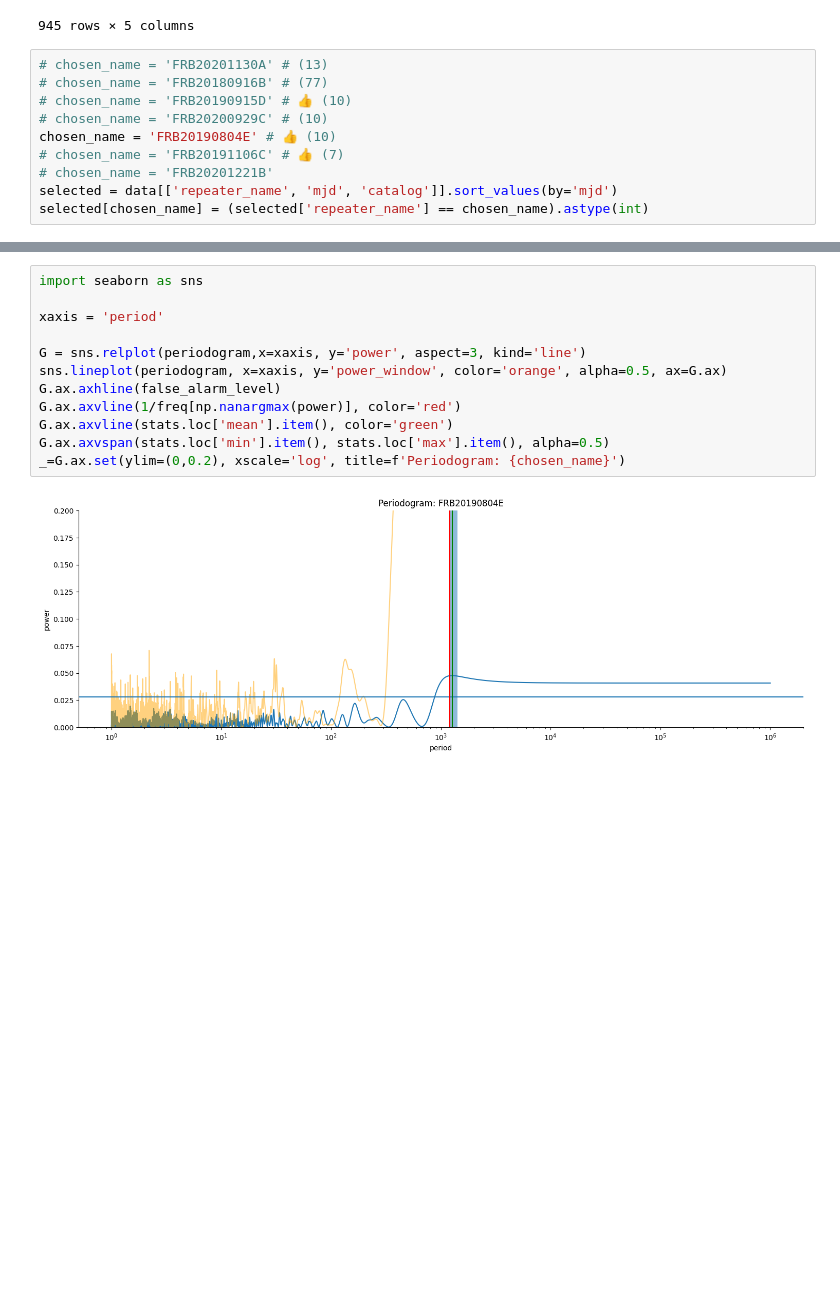
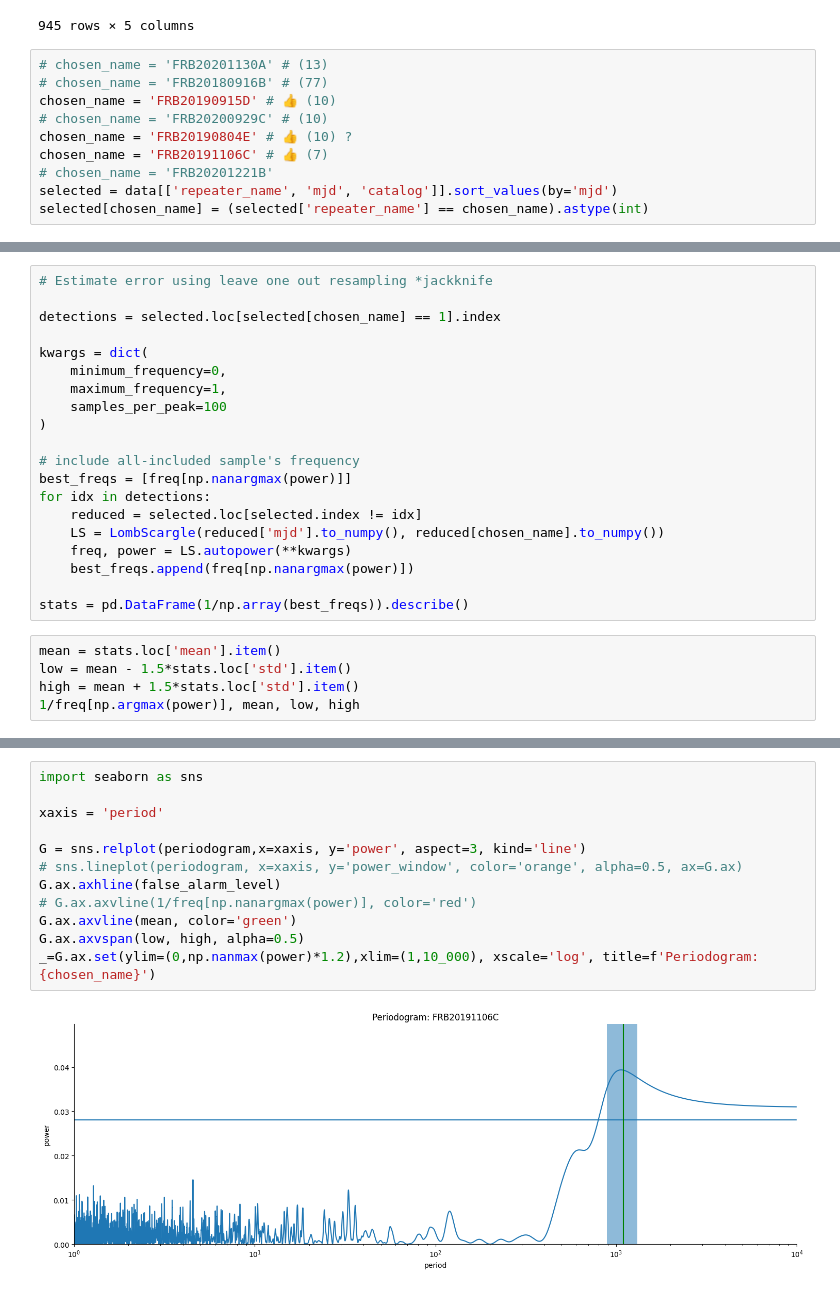
Before and after one commit to Thaza-Kun/sarjana, a Jupyter notebook: docs/notebooks/16-periodogram.ipynb, the cells around one changed output, grey strips where cells are left out. Cells and saved outputs as stored; diff of their text form; blank space fills up the shorter version.

```diff
--- a/docs/notebooks/16-periodogram.ipynb
+++ b/docs/notebooks/16-periodogram.ipynb
@@ -39,10 +39,10 @@ data
 # %%
 # chosen_name = 'FRB20201130A' # (13)
 # chosen_name = 'FRB20180916B' # (77)
-# chosen_name = 'FRB20190915D' # 👍 (10)
+chosen_name = 'FRB20190915D' # 👍 (10)
 # chosen_name = 'FRB20200929C' # (10)
-chosen_name = 'FRB20190804E' # 👍 (10)
-# chosen_name = 'FRB20191106C' # 👍 (7)
+chosen_name = 'FRB20190804E' # 👍 (10) ?
+chosen_name = 'FRB20191106C' # 👍 (7)
 # chosen_name = 'FRB20201221B'
 selected = data[['repeater_name', 'mjd', 'catalog']].sort_values(by='mjd')
 selected[chosen_name] = (selected['repeater_name'] == chosen_name).astype(int)
@@ -68,0 +65,25 @@ len(freq)
+# %%
+# Estimate error using leave one out resampling *jackknife
+
+detections = selected.loc[selected[chosen_name] == 1].index
+
+kwargs = dict(
+    minimum_frequency=0,
+    maximum_frequency=1,
+    samples_per_peak=100
+)
+
+# include all-included sample's frequency
+best_freqs = [freq[np.nanargmax(power)]]
+for idx in detections:
+    reduced = selected.loc[selected.index != idx]
+    LS = LombScargle(reduced['mjd'].to_numpy(), reduced[chosen_name].to_numpy())
+    freq, power = LS.autopower(**kwargs)
+    best_freqs.append(freq[np.nanargmax(power)])
+
+stats = pd.DataFrame(1/np.array(best_freqs)).describe()
+# %%
+mean = stats.loc['mean'].item()
+low = mean - 1.5*stats.loc['std'].item()
+high = mean + 1.5*stats.loc['std'].item()
+1/freq[np.argmax(power)], mean, low, high
@@ -69,14 +92,14 @@ len(freq)
 # %%
 import seaborn as sns
 
 xaxis = 'period'
 
 G = sns.relplot(periodogram,x=xaxis, y='power', aspect=3, kind='line')
-sns.lineplot(periodogram, x=xaxis, y='power_window', color='orange', alpha=0.5, ax=G.ax)
+# sns.lineplot(periodogram, x=xaxis, y='power_window', color='orange', alpha=0.5, ax=G.ax)
 G.ax.axhline(false_alarm_level)
-G.ax.axvline(1/freq[np.nanargmax(power)], color='red')
-G.ax.axvline(stats.loc['mean'].item(), color='green')
-G.ax.axvspan(stats.loc['min'].item(), stats.loc['max'].item(), alpha=0.5)
-_=G.ax.set(ylim=(0,0.2), xscale='log', title=f'Periodogram: {chosen_name}')
+# G.ax.axvline(1/freq[np.nanargmax(power)], color='red')
+G.ax.axvline(mean, color='green')
+G.ax.axvspan(low, high, alpha=0.5)
+_=G.ax.set(ylim=(0,np.nanmax(power)*1.2),xlim=(1,10_000), xscale='log', title=f'Periodogram: {chosen_name}')
 # %% [output]
-[figure, old version]
+[figure, new version]
```
Also changed, not shown: parts of 6 cells of this notebook, 1 other file.
